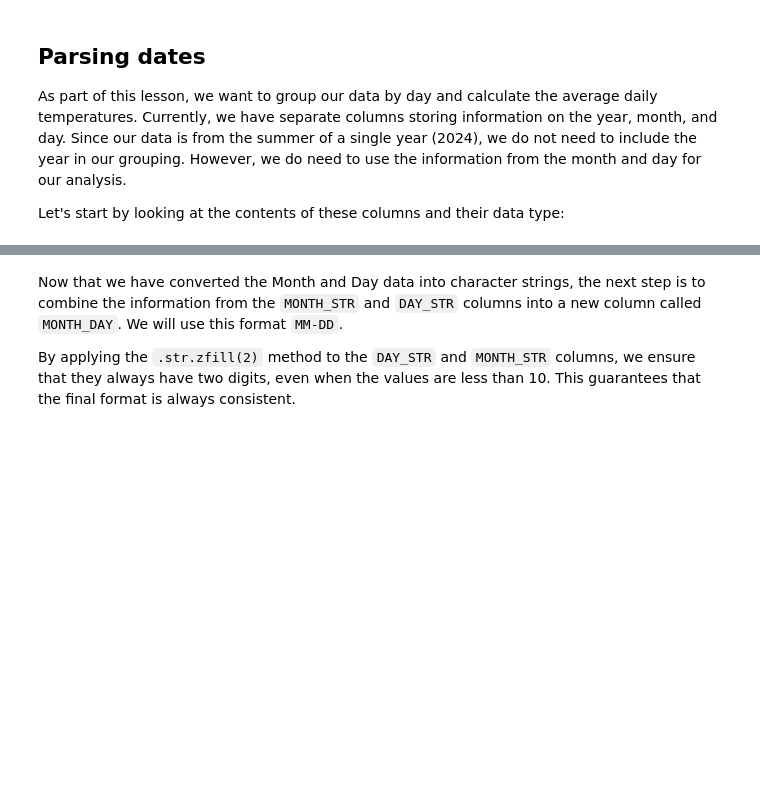
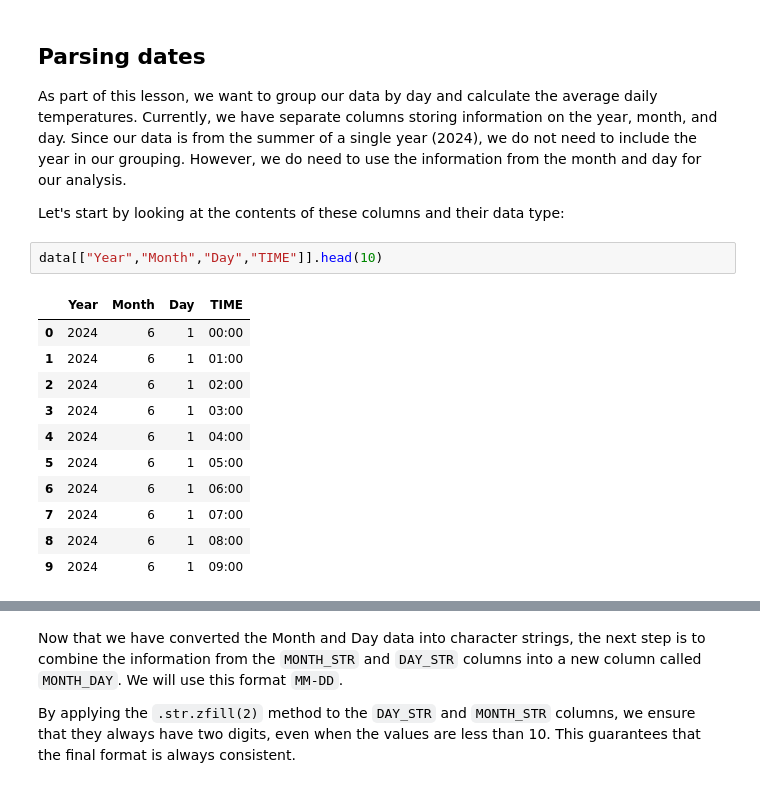
Before and after one commit to heattard/geo-python, a Jupyter notebook: source/notebooks/L6/advanced-data-processing-with-pandas.ipynb, the cells around one changed output, grey strips where cells are left out. Drawn from its saved outputs; the diff is of its cells as text; blank space fills up the shorter version.

```diff
--- a/source/notebooks/L6/advanced-data-processing-with-pandas.ipynb
+++ b/source/notebooks/L6/advanced-data-processing-with-pandas.ipynb
@@ -457,3 +457,17 @@ At this point, the most important thing is that you understand what happens when
 As part of this lesson, we want to group our data by day and calculate the average daily temperatures. Currently, we have separate columns storing information on the year, month, and day. Since our data is from the summer of a single year (2024), we do not need to include the year in our grouping. However, we do need to use the information from the month and day for our analysis.
 
 Let's start by looking at the contents of these columns and their data type:
+# %%
+data[["Year","Month","Day","TIME"]].head(10)
+# %% [output]
+|  | Year | Month | Day | TIME |
+| 0 | 2024 | 6 | 1 | 00:00 |
+| 1 | 2024 | 6 | 1 | 01:00 |
+| 2 | 2024 | 6 | 1 | 02:00 |
+| 3 | 2024 | 6 | 1 | 03:00 |
+| 4 | 2024 | 6 | 1 | 04:00 |
+| 5 | 2024 | 6 | 1 | 05:00 |
+| 6 | 2024 | 6 | 1 | 06:00 |
+| 7 | 2024 | 6 | 1 | 07:00 |
+| 8 | 2024 | 6 | 1 | 08:00 |
+| 9 | 2024 | 6 | 1 | 09:00 |
```
Also changed, not shown: parts of 8 cells of this notebook.
